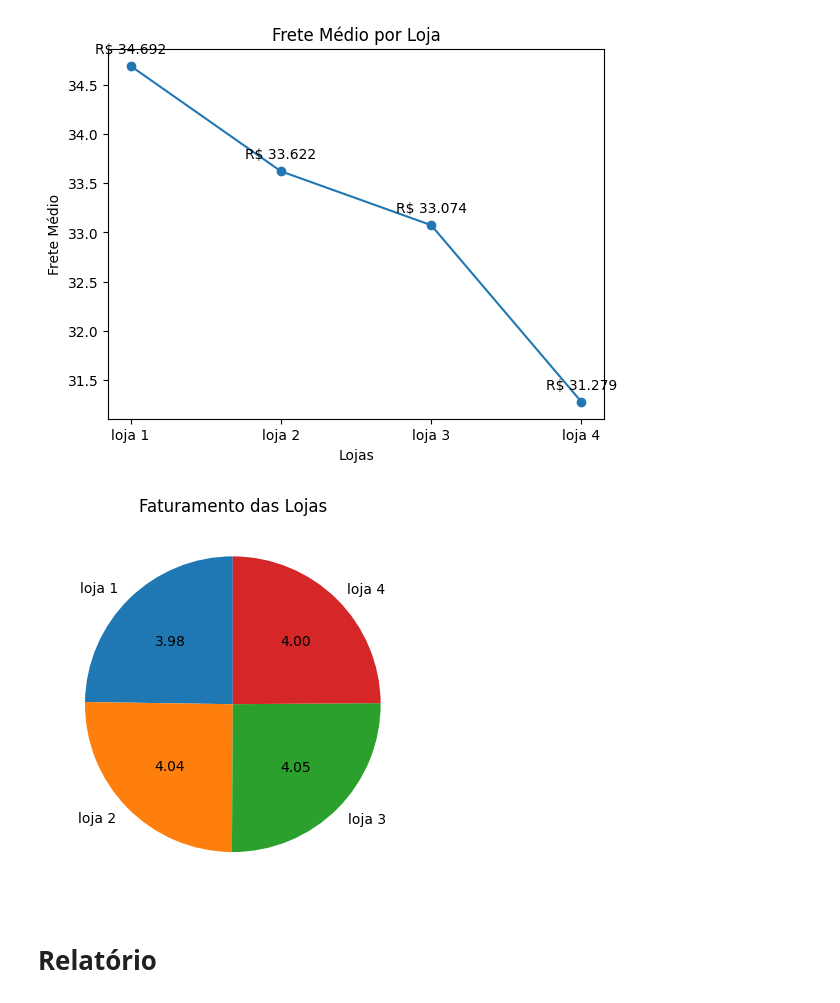
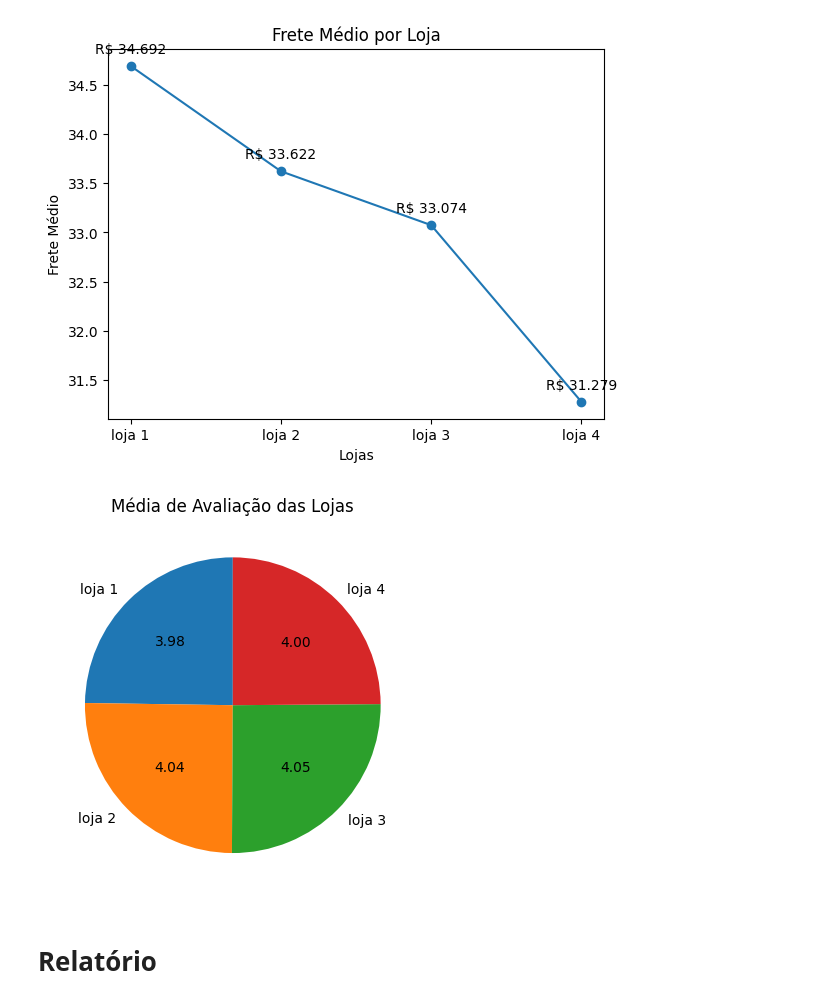
Before and after one commit to DuillesAD/Challenge_data_sciencie_1, a Jupyter notebook: AluraStoreBr.ipynb, the cells around one changed output. Cells and saved outputs as stored; diff of their text form; code cells hidden in the pictures.

```diff
--- a/AluraStoreBr.ipynb
+++ b/AluraStoreBr.ipynb
@@ -219,31 +219,31 @@ plt.show()
 # %%
 # Avaliação médio por loja
 import matplotlib.pyplot as plt
 
 lojas = ["loja 1", "loja 2", "loja 3", "loja 4"]
 
 avaliacao = [
     loja["Avaliação da compra"].mean(),
     loja2["Avaliação da compra"].mean(),
     loja3["Avaliação da compra"].mean(),
     loja4["Avaliação da compra"].mean()
     ]
 
 
 def mostrar_valor(pct, valor_total):
   valor = sum(valor_total)
   valor_absoluto = float(pct/100.*valor)
   return f"{valor_absoluto:.2f}"
 
 # Gráfico
 fig, ax = plt.subplots()
 ax.pie(avaliacao, labels=lojas, autopct=lambda pct: mostrar_valor(pct, avaliacao), startangle=90)
 
-plt.title("Faturamento das Lojas")
+plt.title("Média de Avaliação das Lojas")
 
 plt.show()
 # %% [output]
-[figure, old version]
+[figure, new version]
 # %% [markdown]
 # Relatório
 # %% [markdown]
```
Also changed, not shown: parts of 1 cell of this notebook.
